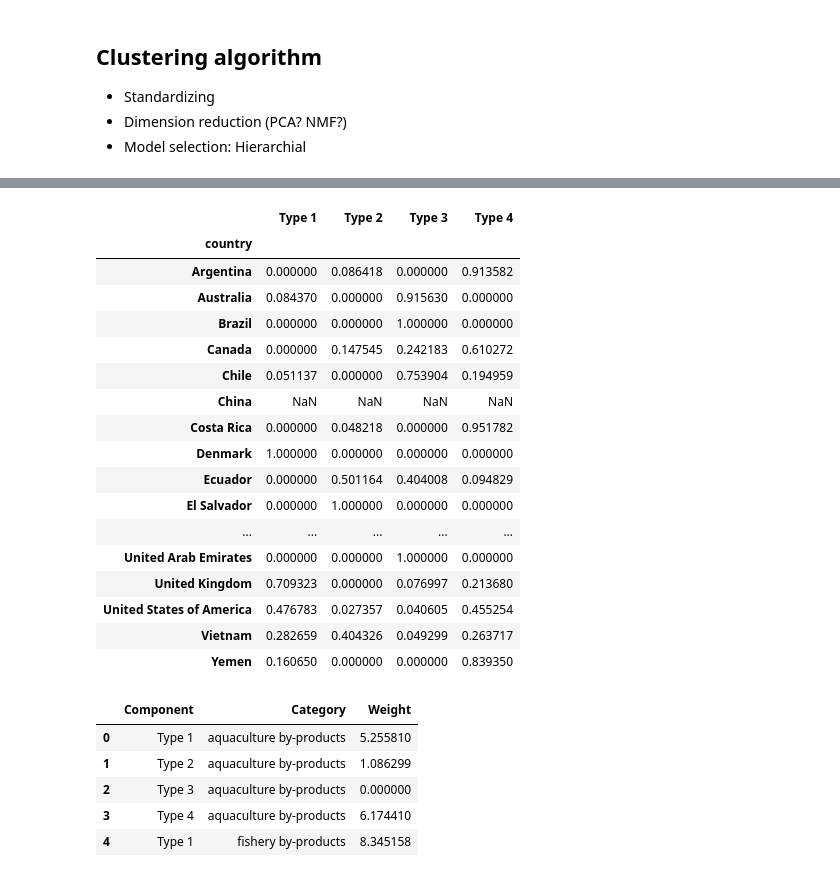
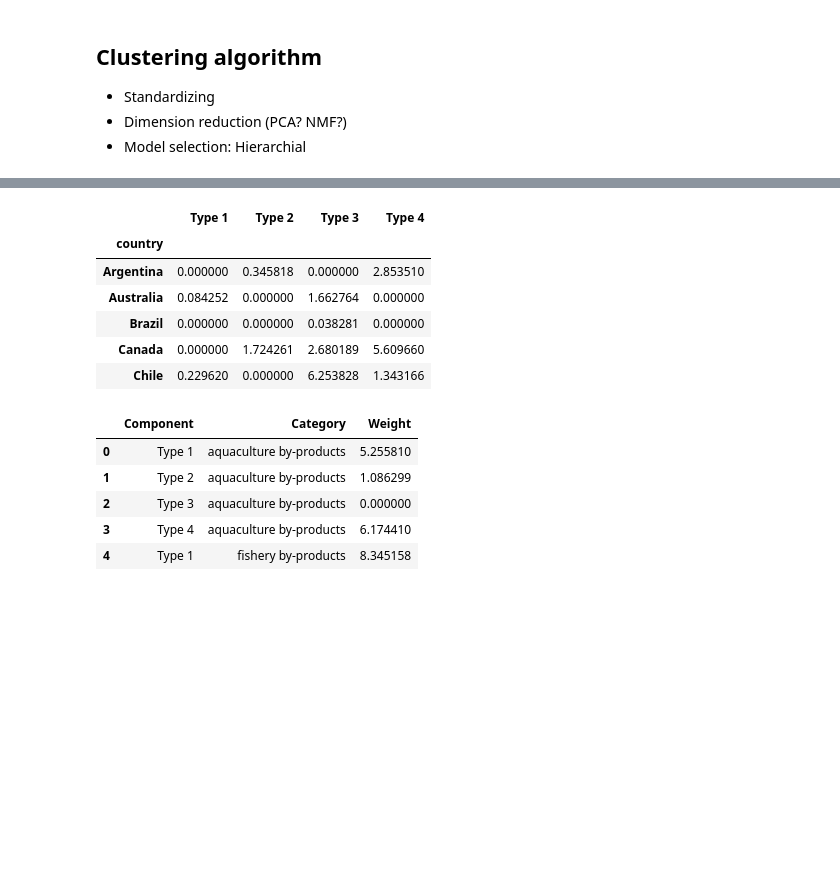
Before and after one commit to SeaAroundUs/end-use-clustering, a Jupyter notebook: src/EC_workbook.ipynb, the cells around one changed output, grey strips where cells are left out. Cells and saved outputs as stored; diff of their text form; code cells hidden in the pictures; blank space fills up the shorter version.

```diff
--- a/src/EC_workbook.ipynb
+++ b/src/EC_workbook.ipynb
@@ -176,7 +165,7 @@ X
 from sklearn.decomposition import NMF
 k = 4
 
-nmf = NMF(n_components=k, init="nndsvda", random_state=0)
+nmf = NMF(n_components=k, init="nndsvd", random_state=0)
 W = nmf.fit_transform(X)   # countries × components
 H = nmf.components_       # components × categories
 # %%
@@ -196,26 +185,15 @@ H_df = pd.DataFrame(H,
                     columns=categories,
                     index=[f"Type {i+1}" for i in range(k)])
 # %%
-W_df
+W_df.head()
 # %% [output]
 |  | Type 1 | Type 2 | Type 3 | Type 4 |
 | country |  |  |  |  |
-| Argentina | 0.000000 | 0.086418 | 0.000000 | 0.913582 |
-| Australia | 0.084370 | 0.000000 | 0.915630 | 0.000000 |
-| Brazil | 0.000000 | 0.000000 | 1.000000 | 0.000000 |
-| Canada | 0.000000 | 0.147545 | 0.242183 | 0.610272 |
-| Chile | 0.051137 | 0.000000 | 0.753904 | 0.194959 |
-| China | NaN | NaN | NaN | NaN |
-| Costa Rica | 0.000000 | 0.048218 | 0.000000 | 0.951782 |
-| Denmark | 1.000000 | 0.000000 | 0.000000 | 0.000000 |
-| Ecuador | 0.000000 | 0.501164 | 0.404008 | 0.094829 |
-| El Salvador | 0.000000 | 1.000000 | 0.000000 | 0.000000 |
-| ... | ... | ... | ... | ... |
-| United Arab Emirates | 0.000000 | 0.000000 | 1.000000 | 0.000000 |
-| United Kingdom | 0.709323 | 0.000000 | 0.076997 | 0.213680 |
-| United States of America | 0.476783 | 0.027357 | 0.040605 | 0.455254 |
-| Vietnam | 0.282659 | 0.404326 | 0.049299 | 0.263717 |
-| Yemen | 0.160650 | 0.000000 | 0.000000 | 0.839350 |
+| Argentina | 0.000000 | 0.345818 | 0.000000 | 2.853510 |
+| Australia | 0.084252 | 0.000000 | 1.662764 | 0.000000 |
+| Brazil | 0.000000 | 0.000000 | 0.038281 | 0.000000 |
+| Canada | 0.000000 | 1.724261 | 2.680189 | 5.609660 |
+| Chile | 0.229620 | 0.000000 | 6.253828 | 1.343166 |
 # %%
 # Exploring feature combinations to each component
 import altair as alt
```
Also changed, not shown: parts of 16 cells of this notebook, 5 other files.
